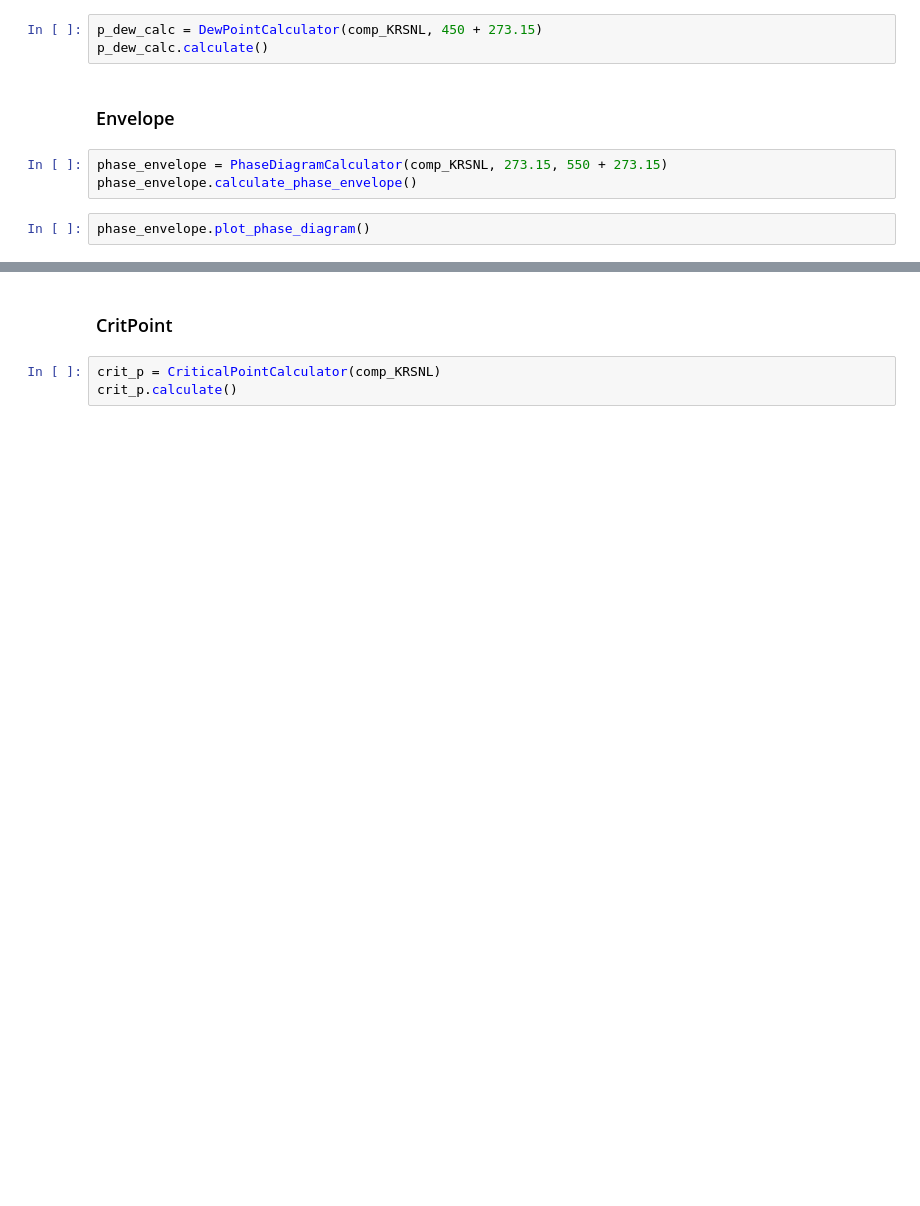
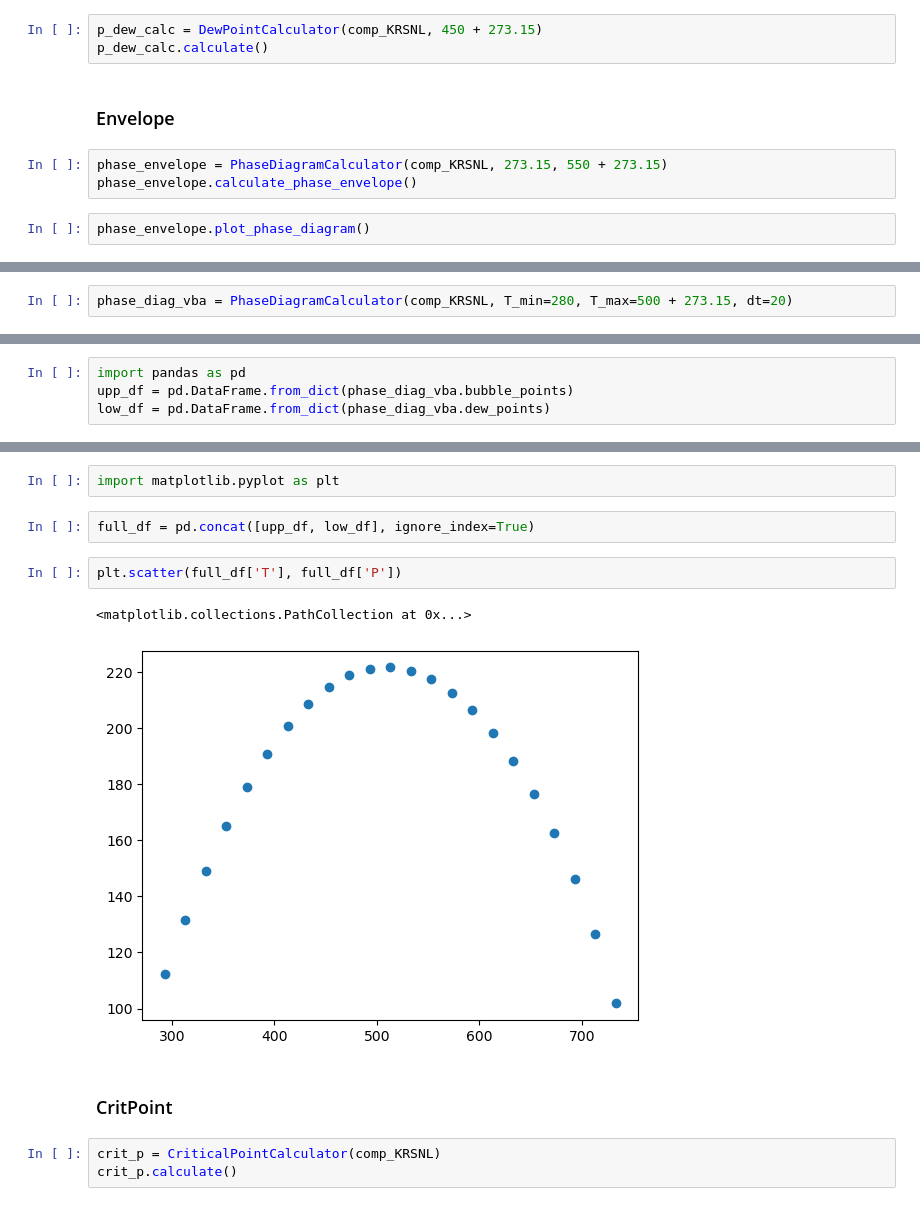
Before and after one commit to SidorenkoDD/PVTcalc, a Jupyter notebook: test_notebook.ipynb, the cells around one changed output, grey strips where cells are left out. Drawn from its saved outputs; the diff is of its cells as text; blank space fills up the shorter version.

```diff
--- a/test_notebook.ipynb
+++ b/test_notebook.ipynb
@@ -355,0 +492,2 @@ phase_envelope.plot_phase_diagram()
+# %%
+phase_diag_vba = PhaseDiagramCalculator(comp_KRSNL, T_min=280, T_max=500 + 273.15, dt=20)
@@ -355,0 +514,4 @@ phase_envelope.plot_phase_diagram()
+# %%
+import pandas as pd
+upp_df = pd.DataFrame.from_dict(phase_diag_vba.bubble_points)
+low_df = pd.DataFrame.from_dict(phase_diag_vba.dew_points)
@@ -356,3 +546,12 @@ phase_envelope.plot_phase_diagram()
+# %%
+import matplotlib.pyplot as plt
+# %%
+full_df = pd.concat([upp_df, low_df], ignore_index=True)
+# %%
+plt.scatter(full_df['T'], full_df['P'])
+# %% [output]
+<matplotlib.collections.PathCollection at 0x...>
+[figure, added]
 # %% [markdown]
 ### CritPoint
 # %%
```
Also changed, not shown: parts of 7 cells of this notebook, 2 other files.
